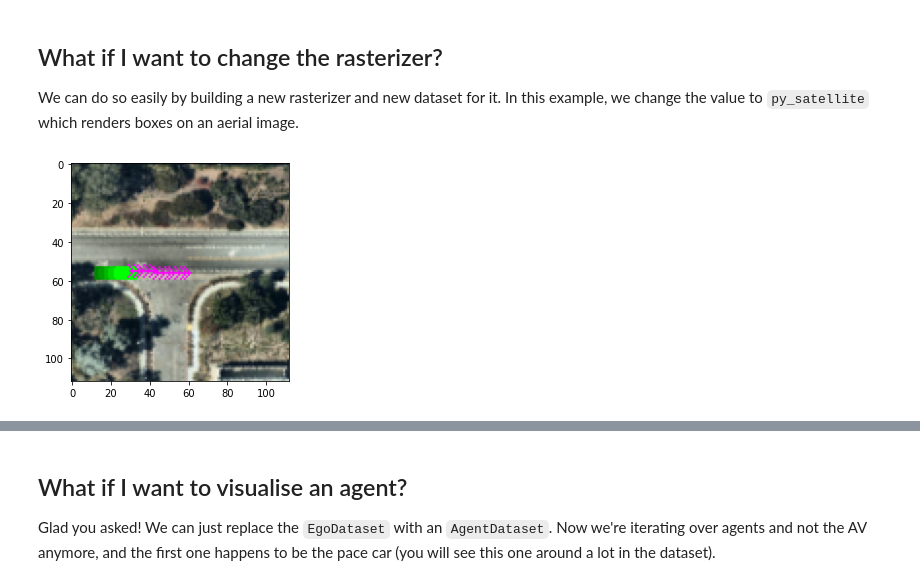
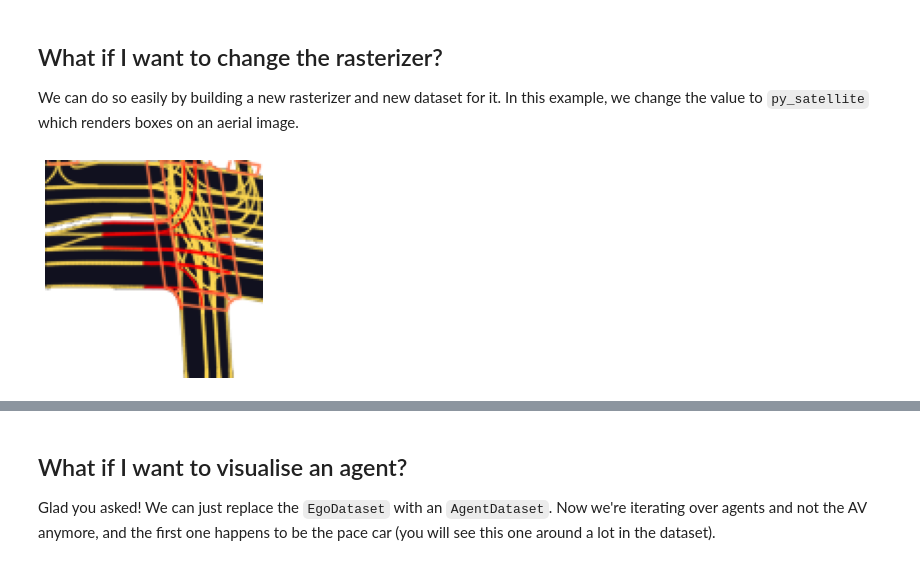
Before and after one commit to LiuHaolan/l5kit, a Jupyter notebook: examples/visualisation/visualise_data.ipynb, the cells around one changed output, grey strips where cells are left out. Cells and saved outputs as stored; diff of their text form; code cells hidden in the pictures.

```diff
--- a/examples/visualisation/visualise_data.ipynb
+++ b/examples/visualisation/visualise_data.ipynb
@@ -318,17 +291,18 @@ print(data["target_yaws"])
 
 We can do so easily by building a new rasterizer and new dataset for it. In this example, we change the value to `py_satellite` which renders boxes on an aerial image.
 # %%
-cfg["raster_params"]["map_type"] = "py_satellite"
+cfg["raster_params"]["map_type"] = "semantic_debug"
 rast = build_rasterizer(cfg, dm)
-dataset = EgoDataset(cfg, zarr_dataset, rast)
-data = dataset[50]
+dataset = EgoDataset(cfg, zarr_dataset, rast, use_mask=False)
+data = dataset[4500]
 
 im = data["image"].transpose(1, 2, 0)
 im = dataset.rasterizer.to_rgb(im)
 target_positions_pixels = transform_points(data["target_positions"], data["raster_from_agent"])
-draw_trajectory(im, target_positions_pixels, TARGET_POINTS_COLOR, yaws=data["target_yaws"])
+#draw_trajectory(im, target_positions_pixels, TARGET_POINTS_COLOR, yaws=data["target_yaws"])
 
+plt.axis("off")
 plt.imshow(im)
 plt.show()
 # %% [output]
-[figure, old version]
+[figure, new version]
```
Also changed, not shown: parts of 11 cells of this notebook, 16 other files.
